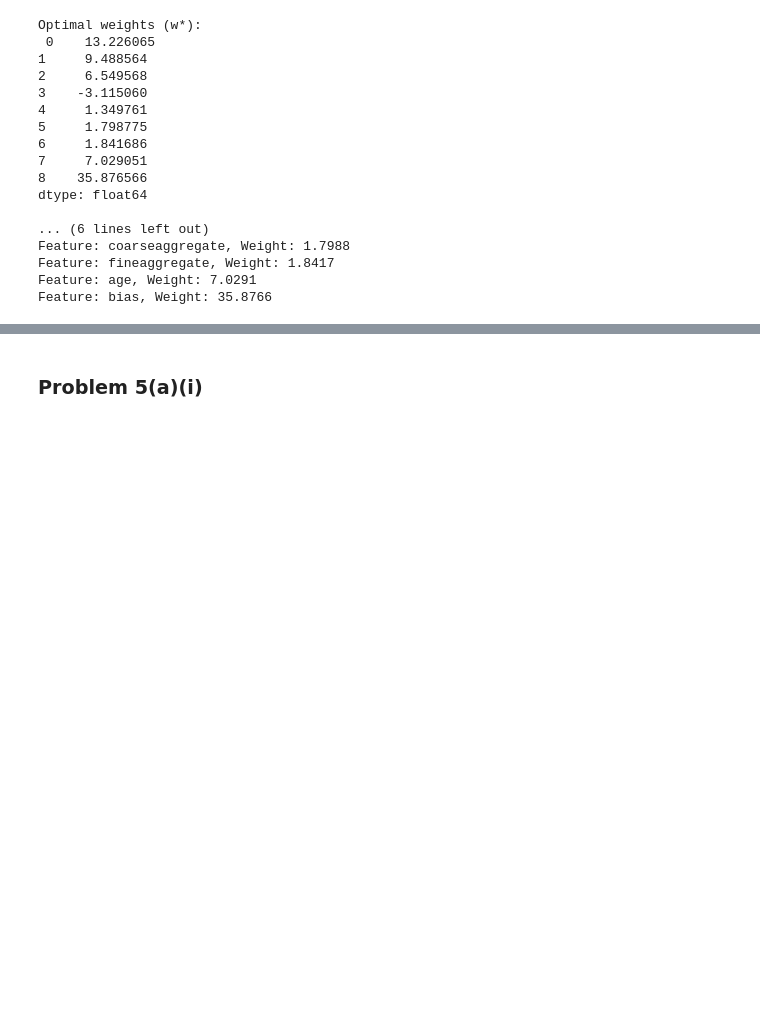
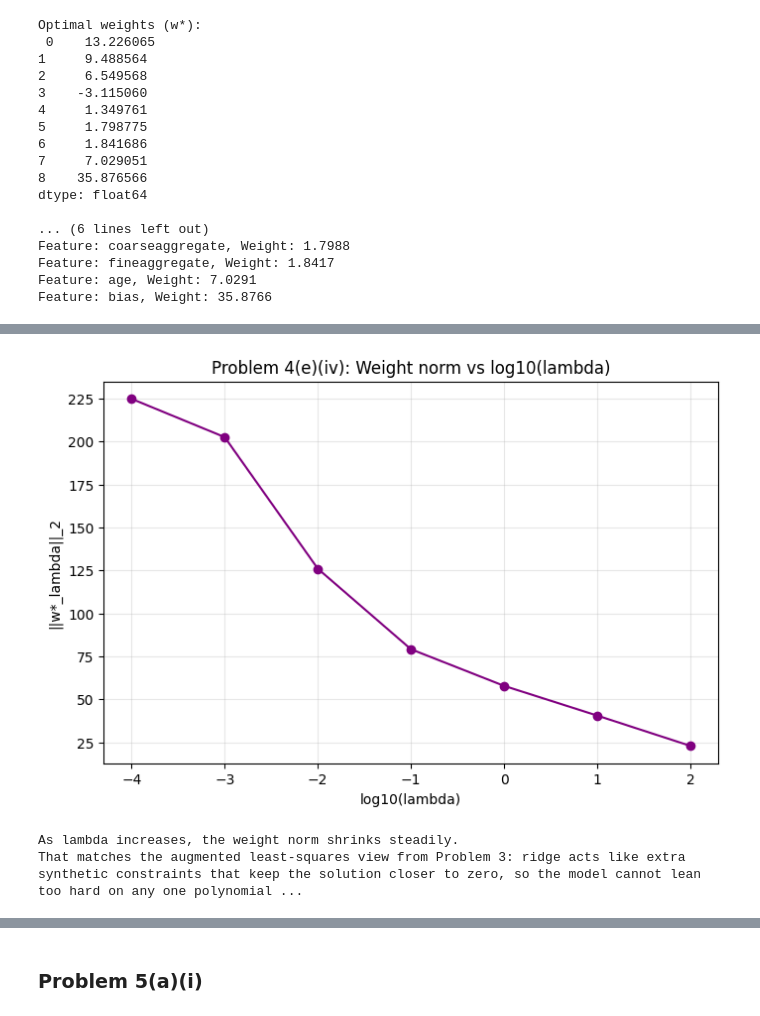
Before and after one commit to sonirohan/intro-ml, a Jupyter notebook: hw1/problem5.ipynb, the cells around one changed output, grey strips where cells are left out. Saved outputs shown, nothing was run; the diff lists cells and outputs as text; code cells hidden in the pictures; blank space fills up the shorter version.

```diff
--- a/hw1/problem5.ipynb
+++ b/hw1/problem5.ipynb
@@ -306,0 +458,16 @@ LinAlgError: Singular matrix
+# %%
+# Problem 4(e)(iv)
+plt.figure(figsize=(8, 5))
+plt.plot(ridge_results_q4["log10_lambda"], ridge_results_q4["weight_l2_norm"], marker="o", color="purple")
+plt.xlabel("log10(lambda)")
+plt.ylabel("||w*_lambda||_2")
+plt.title("Problem 4(e)(iv): Weight norm vs log10(lambda)")
+plt.grid(True, alpha=0.3)
+plt.show()
+
+print("As lambda increases, the weight norm shrinks steadily.")
+print("That matches the augmented least-squares view from Problem 3: ridge acts like extra synthetic constraints that keep the solution closer to zero, so the model cannot lean too hard on any one polynomial term.")
+# %% [output]
+[figure, added]
+As lambda increases, the weight norm shrinks steadily.
+That matches the augmented least-squares view from Problem 3: ridge acts like extra synthetic constraints that keep the solution closer to zero, so the model cannot lean too hard on any one polynomial ...
```
Also changed, not shown: parts of 38 cells of this notebook.
